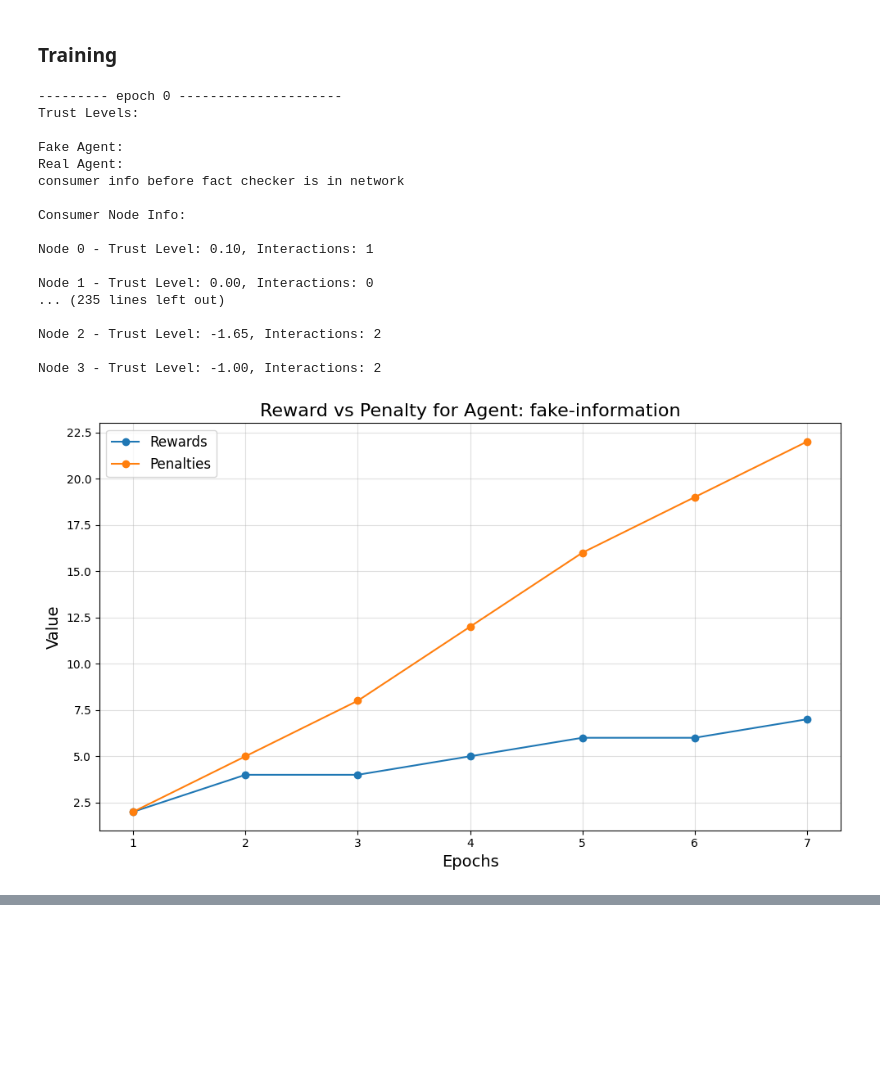
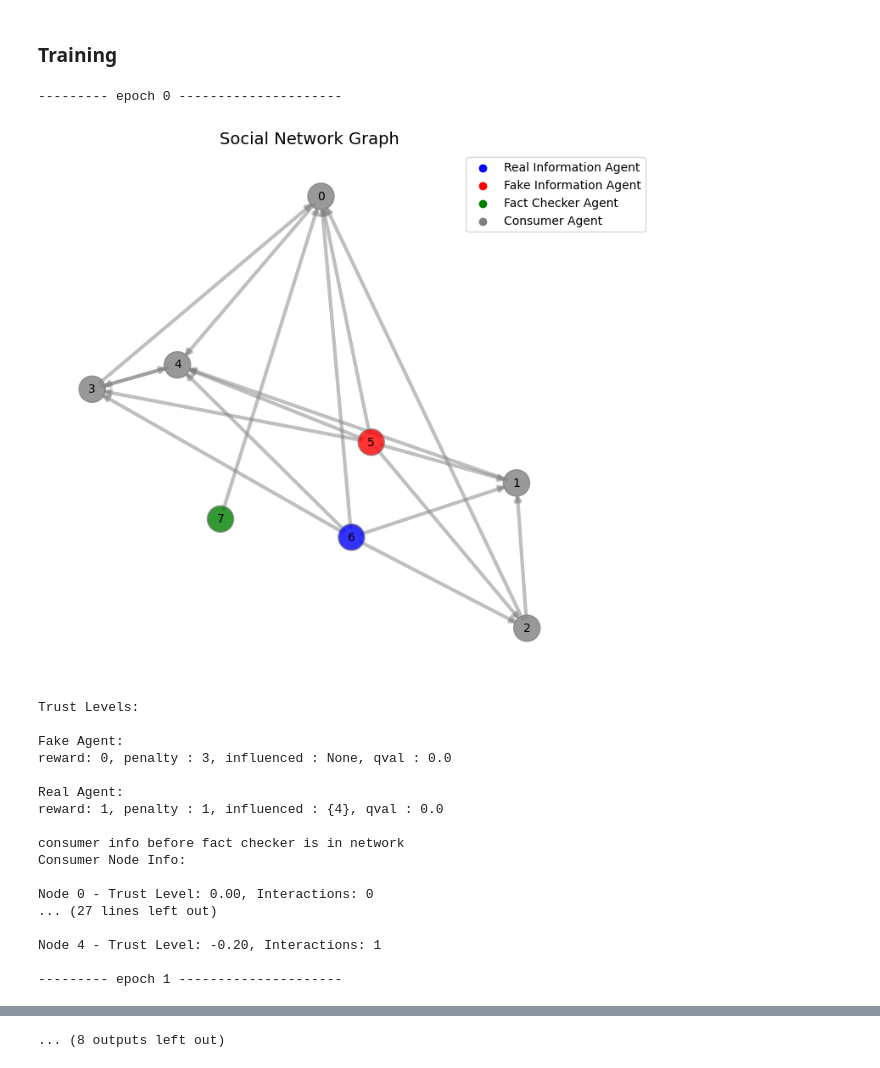
Before and after one commit to tangk01/CS6140-Project, a Jupyter notebook: project/project.ipynb, the cells around one changed output, grey strips where cells are left out. Saved outputs shown, nothing was run; the diff lists cells and outputs as text; code cells hidden in the pictures; blank space fills up the shorter version.

```diff
--- a/project/project.ipynb
+++ b/project/project.ipynb
@@ -9,7 +9,7 @@ from agents.news_agent import NewsAgent
 # %%
 
 # --- Scenario 1 : 1 fake, 1 real agent, 1 fact checker, 4 consumer network ---- #
-network = SocialNetworkEnv(numConsumer=4)
+network = SocialNetworkEnv(numConsumer=5)
 
 fAgent = NewsAgent("fake-information", env=network, trustLevel=0)
 rAgent = NewsAgent("real-information", env=network, trustLevel=0)
@@ -30,62 +30,77 @@ real_agent_penalties = []
 fchecker_agent_rewards = []
 fchecker_agent_penalties = []
 
+trust_levels_history = {node: [] for node, data in network.graph.nodes(data=True) if data["agentType"] == "consumer"}
+
+
 for i in range(network.network_size):
     print(f"\n--------- epoch {i} ---------------------")
 
     fAgent_action = network.draw_sample_from_action_space()
     rAgent_action = network.draw_sample_from_action_space()
+    rAgent_action2 = network.draw_sample_from_action_space()
     fcAgent_action = network.draw_sample_from_action_space()
+
+    network.render()
 
     print("Trust Levels:")
 
     print("\nFake Agent: ", end="")
     reward, penalty, influenced, qVal = network.step(fAgent_action, fAgent)
     fake_agent_rewards.append(reward)
     fake_agent_penalties.append(penalty)
 
+    print(f"\nreward: {reward}, penalty : {penalty}, influenced : {influenced}, qval : {qVal}")
+
+
     print("\nReal Agent: ", end="")
     reward2, penalty2, influenced2, qval2 = network.step(rAgent_action, rAgent)
     real_agent_rewards.append(reward2)
     real_agent_penalties.append(penalty2)
 
+    print(f"\nreward: {reward2}, penalty : {penalty2}, influenced : {influenced2}, qval : {qval2}")
+
+
     print("\nconsumer info before fact checker is in network")
     network.print_consumer_info()
 
 
-    print("Fact Checker Agent: ", end="")
+    print("\nFact Checker Agent: ", end="")
     network.step_fact_checker(fcAgent, threshold=0.1)
-    fchecker_agent_rewards.append(fcAgent.reward)
-    fchecker_agent_penalties.append(fcAgent.penalty)
 
-    # network.render()
+    print(f"\nreward: {fcAgent.reward} penalty: {fcAgent.penalty}")
 
-    print(f"\nfake agent info - reward: {reward}, penalty : {penalty}, influenced : {influenced}, qval : {qVal}")
-    print(f"real agent info - reward: {reward2}, penalty : {penalty2}, influenced : {influenced2}, qval : {qval2}")
-    print(f"fact checker - reward: {fcAgent.reward} penalty: {fcAgent.penalty}")
+
+    for node, data in network.graph.nodes(data=True):
+        if data["agentType"] == "consumer":
+            trust_levels_history[node].append(data["trustLevel"])
+
+
+
 
     print("consumer info after fact checker in network")
     network.print_consumer_info()
 
 network.visualize_rewards_penalties(fAgent, fake_agent_rewards, fake_agent_penalties)
 network.visualize_rewards_penalties(rAgent, real_agent_rewards, real_agent_penalties)
-network.visualize_rewards_penalties(fcAgent, fchecker_agent_rewards, fchecker_agent_penalties)
+network.visualize_consumer_trust_levels(trust_levels_history)
 # %% [output]
 --------- epoch 0 ---------------------
-Trust Levels:
-
-Fake Agent:
-Real Agent:
-consumer info before fact checker is in network
-
-Consumer Node Info:
-
-Node 0 - Trust Level: 0.10, Interactions: 1
-
-Node 1 - Trust Level: 0.00, Interactions: 0
-... (235 lines left out)
-
-Node 2 - Trust Level: -1.65, Interactions: 2
-
-Node 3 - Trust Level: -1.00, Interactions: 2
-[figure, old version]
+[figure, new version]
+Trust Levels:
+
+Fake Agent:
+reward: 0, penalty : 3, influenced : None, qval : 0.0
+
+Real Agent:
+reward: 1, penalty : 1, influenced : {4}, qval : 0.0
+
+consumer info before fact checker is in network
+Consumer Node Info:
+
+Node 0 - Trust Level: 0.00, Interactions: 0
+... (27 lines left out)
+
+Node 4 - Trust Level: -0.20, Interactions: 1
+
+--------- epoch 1 ---------------------
@@ -92,0 +180 @@ Node 3 - Trust Level: -1.00, Interactions: 2
+... (8 outputs left out)
```
Also changed, not shown: parts of 1 cell of this notebook, 13 other files.
